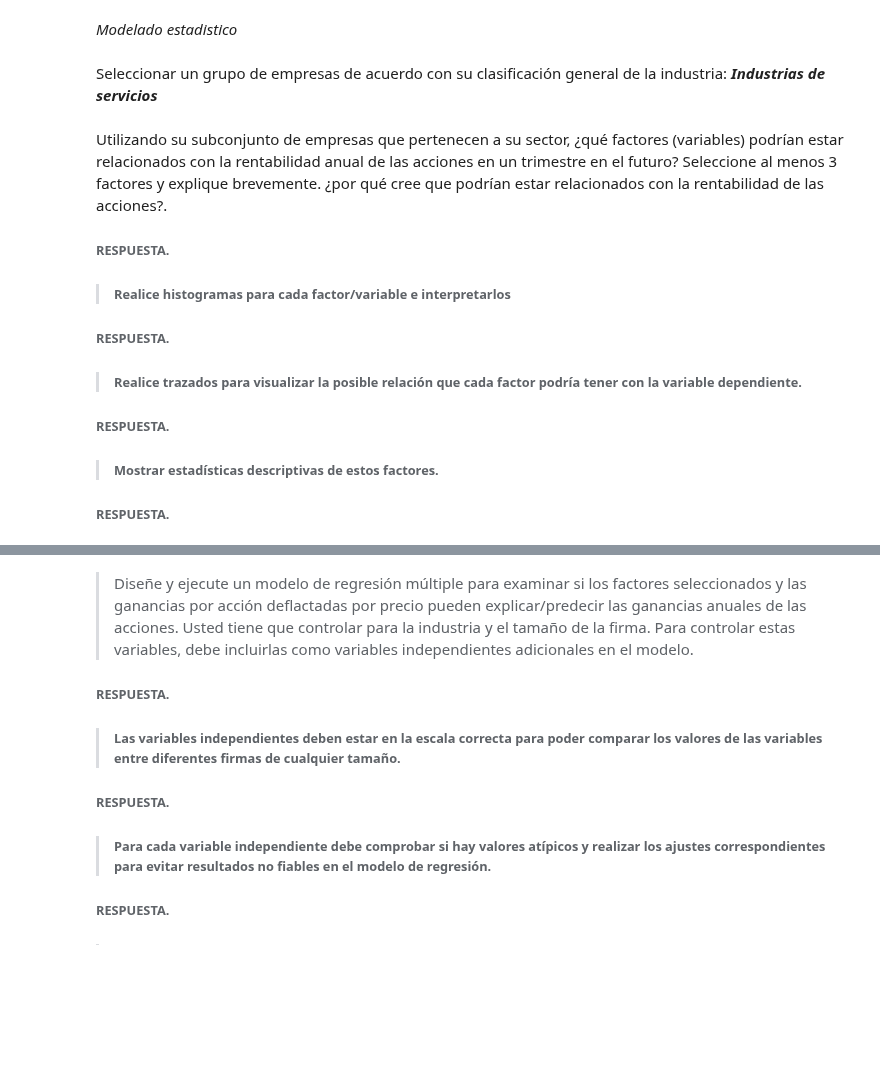
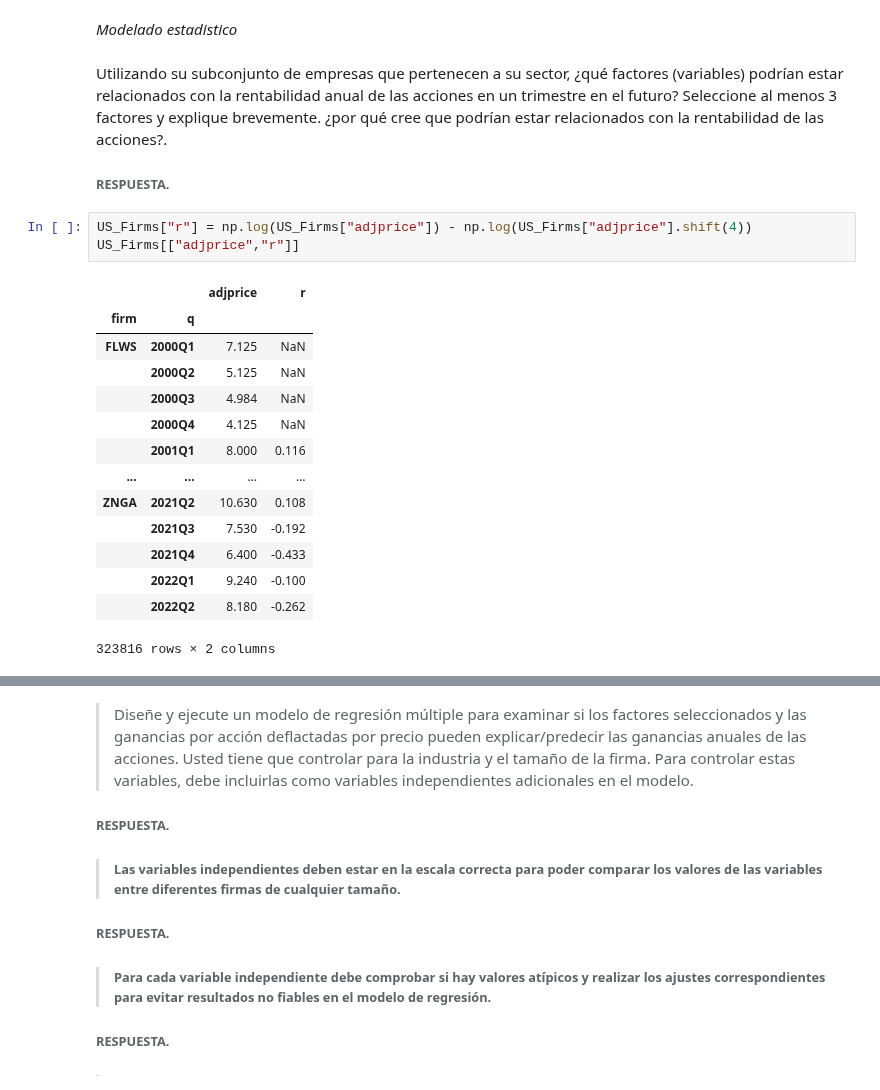
Before and after one commit to AnHrt/StatisticsII, a Jupyter notebook: Statistics/A01369984_BCase.ipynb, the cells around one changed output, grey strips where cells are left out. Drawn from its saved outputs; the diff is of its cells as text; blank space fills up the shorter version.

```diff
--- a/Statistics/A01369984_BCase.ipynb
+++ b/Statistics/A01369984_BCase.ipynb
@@ -431,17 +431,24 @@ Considerando todo el historial de datos financieros de todas las empresas:
 ###### **RESPUESTA.**
 # %% [markdown]
 *Modelado estadistico*
-# %% [markdown]
-Seleccionar un grupo de empresas de acuerdo con su clasificación general de la industria: ***Industrias de servicios***
 # %% [markdown]
 Utilizando su subconjunto de empresas que pertenecen a su sector, ¿qué factores (variables) podrían estar relacionados con la rentabilidad anual de las acciones en un trimestre en el futuro? Seleccione al menos 3 factores y explique brevemente. ¿por qué cree que podrían estar relacionados con la rentabilidad de las acciones?.
 ###### **RESPUESTA.**
-
->###### Realice histogramas para cada factor/variable e interpretarlos
-###### **RESPUESTA.**
-
->###### Realice trazados para visualizar la posible relación que cada factor podría tener con la variable dependiente.
-###### **RESPUESTA.**
-
->###### Mostrar estadísticas descriptivas de estos factores.
-###### **RESPUESTA.**
+# %%
+US_Firms["r"] = np.log(US_Firms["adjprice"]) - np.log(US_Firms["adjprice"].shift(4))
+US_Firms[["adjprice","r"]]
+# %% [output]
+|  |  | adjprice | r |
+| firm | q |  |  |
+| FLWS | 2000Q1 | 7.125 | NaN |
+|  | 2000Q2 | 5.125 | NaN |
+|  | 2000Q3 | 4.984 | NaN |
+|  | 2000Q4 | 4.125 | NaN |
+|  | 2001Q1 | 8.000 | 0.116 |
+| ... | ... | ... | ... |
+| ZNGA | 2021Q2 | 10.630 | 0.108 |
+|  | 2021Q3 | 7.530 | -0.192 |
+|  | 2021Q4 | 6.400 | -0.433 |
+|  | 2022Q1 | 9.240 | -0.100 |
+|  | 2022Q2 | 8.180 | -0.262 |
+323816 rows × 2 columns
```
Also changed, not shown: parts of 9 cells of this notebook.
